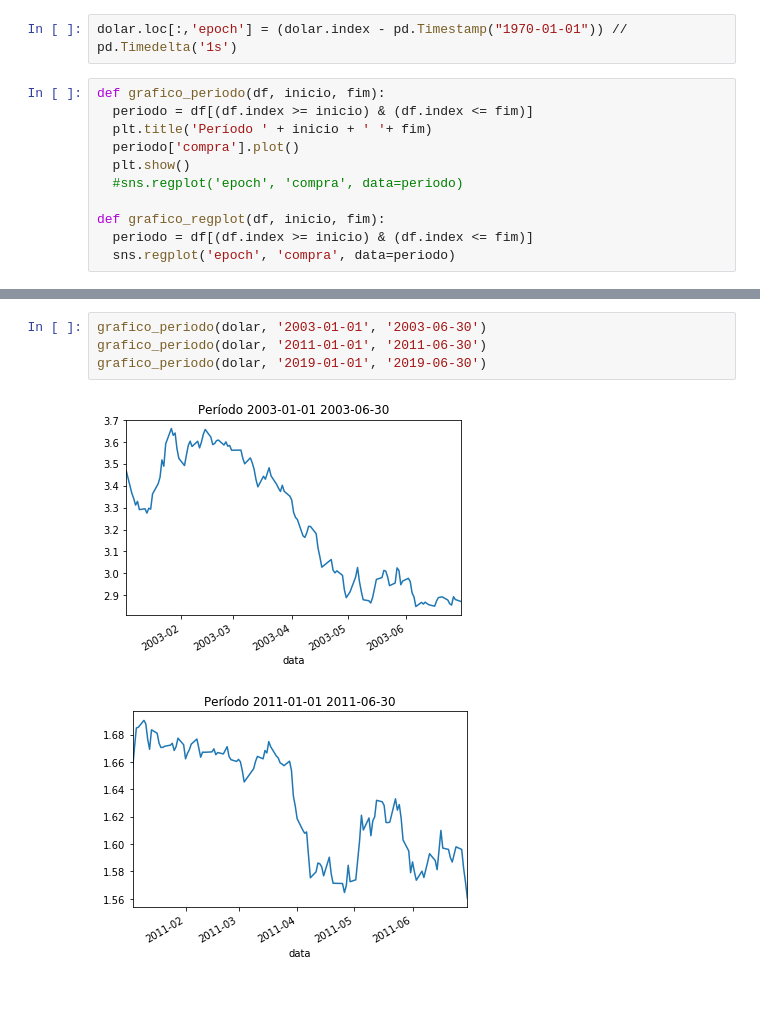
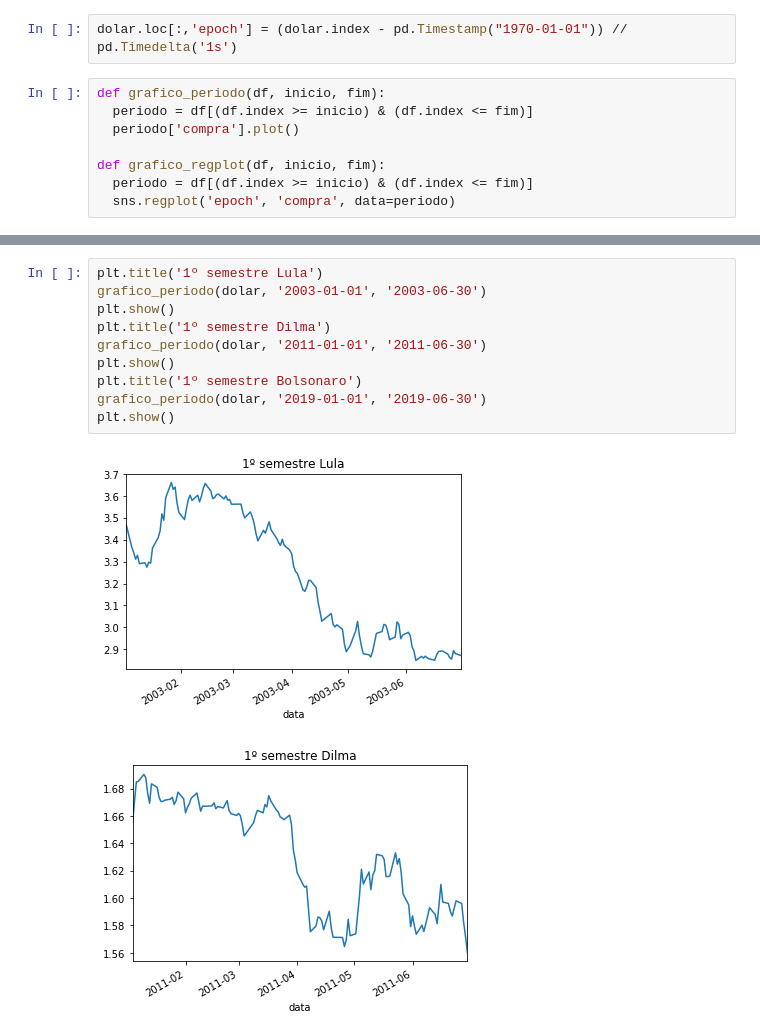
Before and after one commit to doricardo-zz/relacao-dolar-governos-brasil, a Jupyter notebook: relacao_dolar_governos_brasil.ipynb, the cells around one changed output, grey strips where cells are left out. Drawn from its saved outputs; the diff is of its cells as text; blank space fills up the shorter version.

```diff
--- a/relacao_dolar_governos_brasil.ipynb
+++ b/relacao_dolar_governos_brasil.ipynb
@@ -51,10 +51,7 @@ dolar.loc[:,'epoch'] = (dolar.index - pd.Timestamp("1970-01-01")) // pd.Timedelt
 # %%
 def grafico_periodo(df, inicio, fim):
   periodo = df[(df.index >= inicio) & (df.index <= fim)]
-  plt.title('Período ' + inicio + ' '+ fim)
   periodo['compra'].plot()
-  plt.show()
-  #sns.regplot('epoch', 'compra', data=periodo)
 
 def grafico_regplot(df, inicio, fim):
   periodo = df[(df.index >= inicio) & (df.index <= fim)]
@@ -62,7 +68,13 @@ def grafico_regplot(df, inicio, fim):
 # %%
+plt.title('1º semestre Lula')
 grafico_periodo(dolar, '2003-01-01', '2003-06-30')
+plt.show()
+plt.title('1º semestre Dilma')
 grafico_periodo(dolar, '2011-01-01', '2011-06-30')
+plt.show()
+plt.title('1º semestre Bolsonaro')
 grafico_periodo(dolar, '2019-01-01', '2019-06-30')
+plt.show()
 # %% [output]
-[figure, old version]
+[figure, new version]
-[figure, old version]
+[figure, new version]
```
Also changed, not shown: parts of 6 cells of this notebook.
